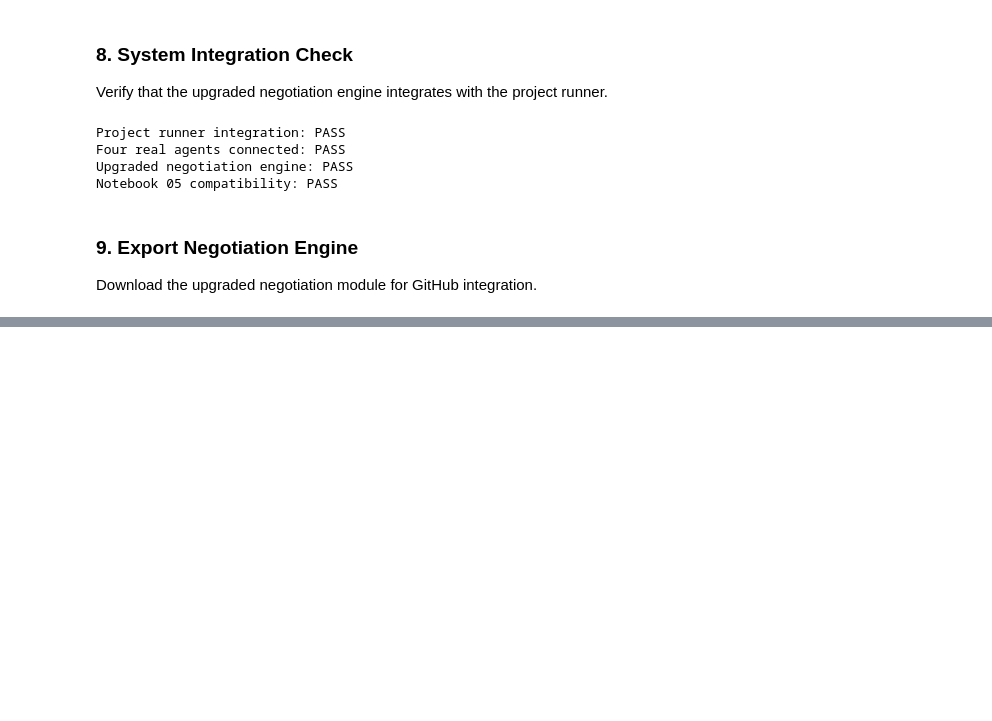
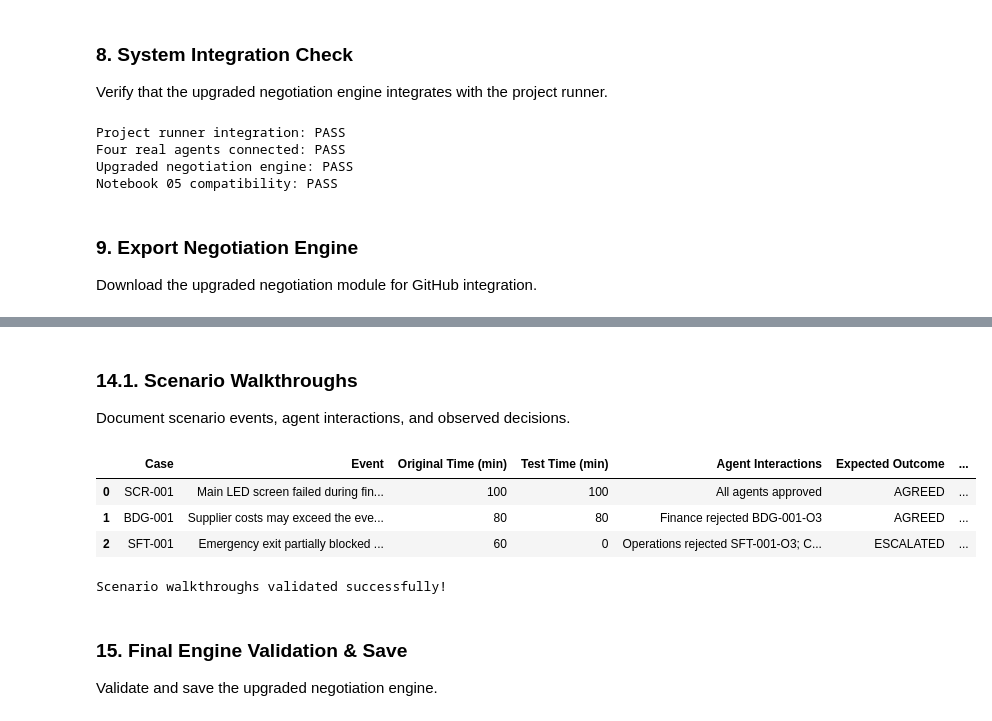
Before and after one commit to ProjectsSpaceHub/AgenticX, a Jupyter notebook: notebooks/04_Negotiation_Coordination.ipynb, the cells around one changed output, grey strips where cells are left out. Drawn from its saved outputs; the diff is of its cells as text; code cells hidden in the pictures; blank space fills up the shorter version.

```diff
--- a/notebooks/04_Negotiation_Coordination.ipynb
+++ b/notebooks/04_Negotiation_Coordination.ipynb
@@ -1107,0 +1954,75 @@ Downloading negotiation.py...
+# %% [markdown]
+### 14.1. Scenario Walkthroughs
+
+Document scenario events, agent interactions, and observed decisions.
+# %%
+walkthroughs = []
+
+for case_id, result, test_type, expected in scenario_tests:
+
+    scenario_case, _ = get_case(case_id)
+
+    # Original dataset time
+    original_time = scenario_case["time_left_min"]
+
+    # Actual time used during the test
+    test_time = (
+        escalation_case["time_left_min"]
+        if case_id == "SFT-001"
+        else original_time
+    )
+
+    refusals = [
+        f"{e.agent} rejected {e.option_id}"
+        for e in result.evaluations
+        if not e.approved
+    ]
+
+    walkthroughs.append({
+        "Case": case_id,
+        "Event": scenario_case["incident"],
+        "Original Time (min)": original_time,
+        "Test Time (min)": test_time,
+        "Agent Interactions": (
+            "; ".join(refusals)
+            if refusals else "All agents approved"
+        ),
+        "Expected Outcome": expected,
+        "Observed Outcome": result.status,
+        "Final Decision": (
+            result.selected_option_id or "Human escalation"
+        )
+    })
+
+walkthrough_df = pd.DataFrame(walkthroughs)
+
+display(walkthrough_df)
+
+assert len(walkthrough_df) == 3
+
+assert (
+    walkthrough_df["Expected Outcome"]
+    == walkthrough_df["Observed Outcome"]
+).all()
+
+assert walkthrough_df.loc[
+    walkthrough_df["Case"] == "SFT-001",
+    "Original Time (min)"
+].iloc[0] == 60
+
+assert walkthrough_df.loc[
+    walkthrough_df["Case"] == "SFT-001",
+    "Test Time (min)"
+].iloc[0] == 0
+
+print("Scenario walkthroughs validated successfully!")
+# %% [output]
+|  | Case | Event | Original Time (min) | Test Time (min) | Agent Interactions | Expected Outcome | ... |
+| 0 | SCR-001 | Main LED screen failed during fin... | 100 | 100 | All agents approved | AGREED | ... |
+| 1 | BDG-001 | Supplier costs may exceed the eve... | 80 | 80 | Finance rejected BDG-001-O3 | AGREED | ... |
+| 2 | SFT-001 | Emergency exit partially blocked ... | 60 | 0 | Operations rejected SFT-001-O3; C... | ESCALATED | ... |
+Scenario walkthroughs validated successfully!
+# %% [markdown]
+### 15. Final Engine Validation & Save
+
+Validate and save the upgraded negotiation engine.
```
Also changed, not shown: parts of 28 cells of this notebook.
